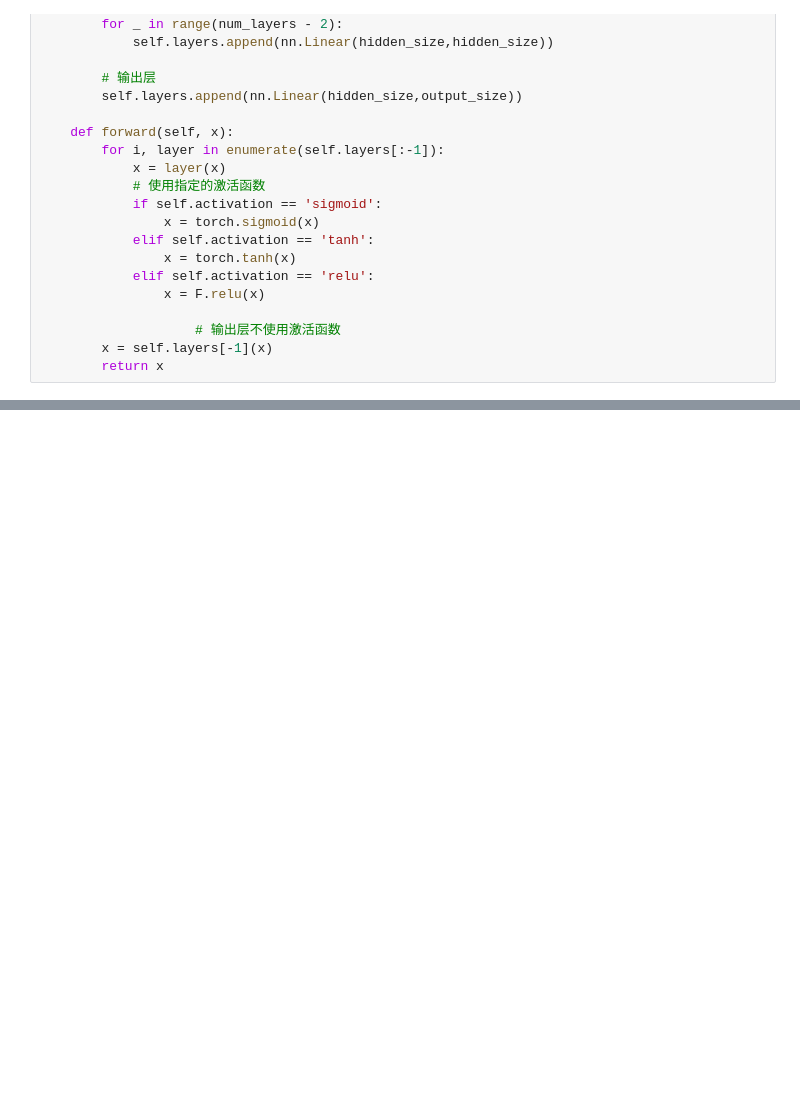
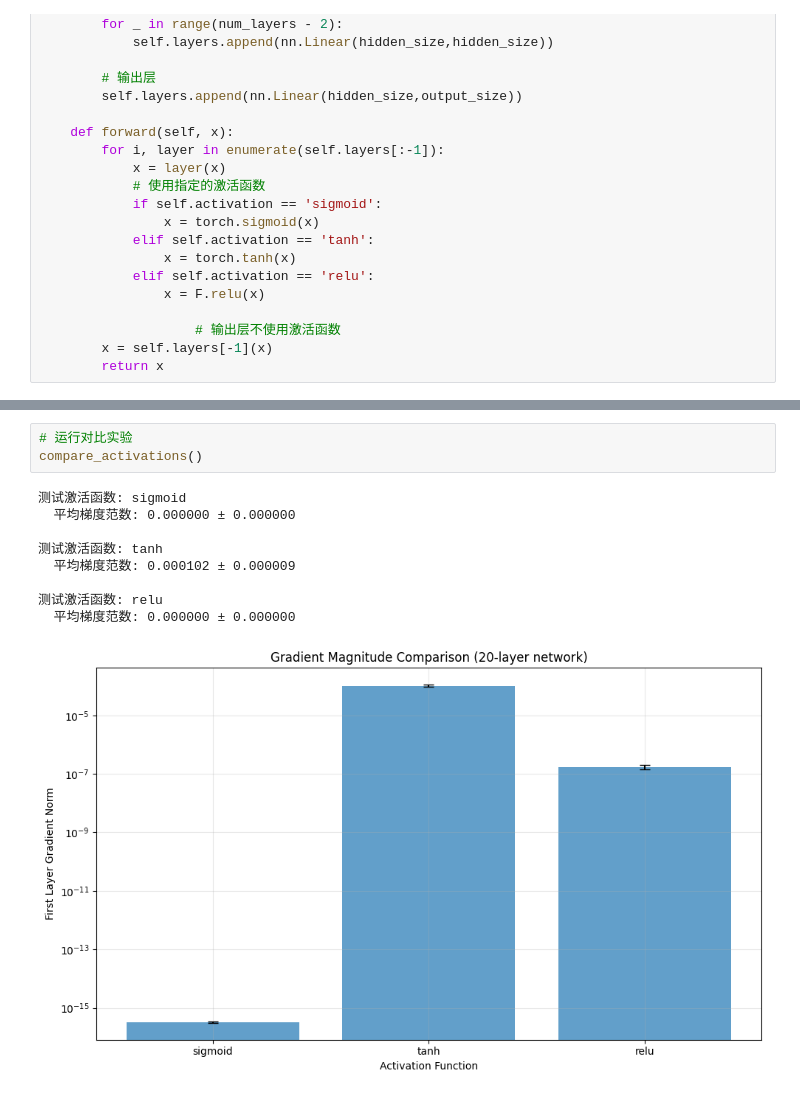
Before and after one commit to LeventureQys/AudioProcesser, a Jupyter notebook: FrameworkLearning/ML/code/chapter-1/chapter-1-1.ipynb, the cells around one changed output, grey strips where cells are left out. Drawn from its saved outputs; the diff is of its cells as text; blank space fills up the shorter version.

```diff
--- a/FrameworkLearning/ML/code/chapter-1/chapter-1-1.ipynb
+++ b/FrameworkLearning/ML/code/chapter-1/chapter-1-1.ipynb
@@ -46,0 +155,13 @@ print(f"总参数量: {sum(p.numel() for p in model.parameters())}")
+# %%
+# 运行对比实验
+compare_activations()
+# %% [output]
+测试激活函数: sigmoid
+  平均梯度范数: 0.000000 ± 0.000000
+
+测试激活函数: tanh
+  平均梯度范数: 0.000102 ± 0.000009
+
+测试激活函数: relu
+  平均梯度范数: 0.000000 ± 0.000000
+[figure, added]
```
Also changed, not shown: parts of 7 cells of this notebook, 2 other files.
